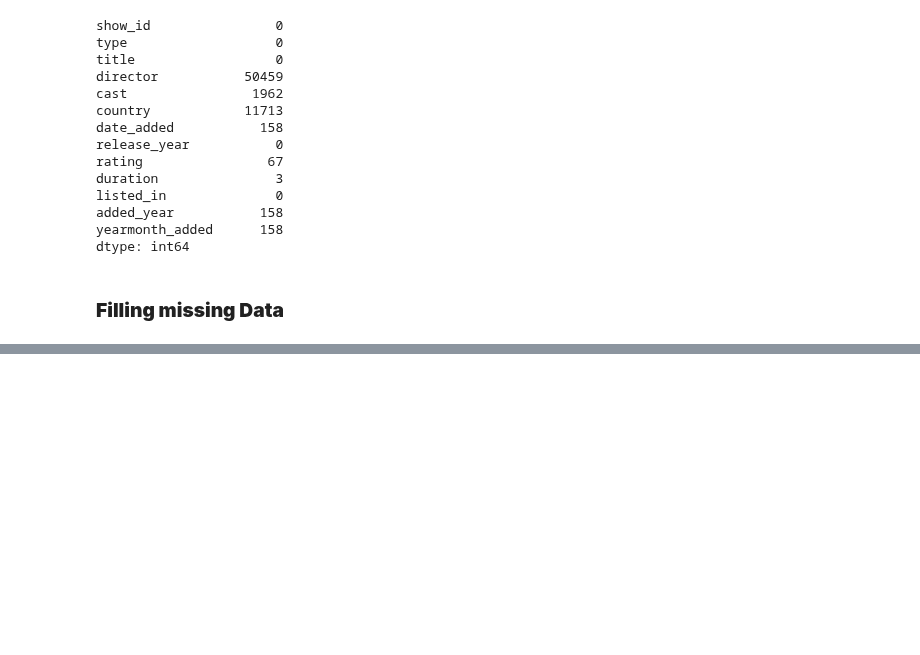
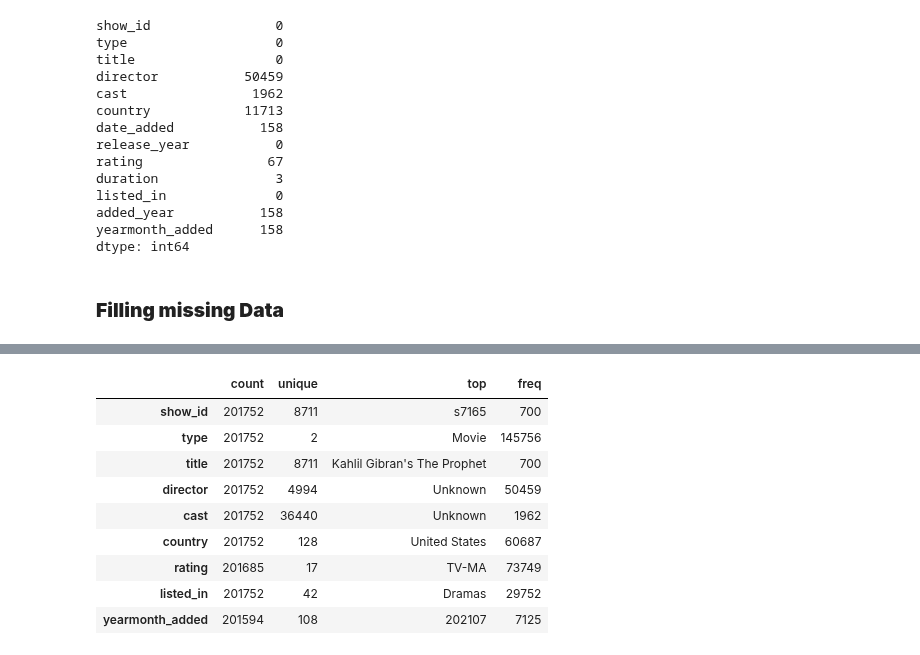
Before and after one commit to muralianamalatibco/pythonlearning, a Jupyter notebook: Netflix_BC.ipynb, the cells around one changed output, grey strips where cells are left out. Drawn from its saved outputs; the diff is of its cells as text; code cells hidden in the pictures; blank space fills up the shorter version.

```diff
--- a/Netflix_BC.ipynb
+++ b/Netflix_BC.ipynb
@@ -354,3 +373,16 @@ nf.head()
+# %%
+nf.describe(include=object).T
+# %% [output]
+|  | count | unique | top | freq |
+| show_id | 201752 | 8711 | s7165 | 700 |
+| type | 201752 | 2 | Movie | 145756 |
+| title | 201752 | 8711 | Kahlil Gibran's The Prophet | 700 |
+| director | 201752 | 4994 | Unknown | 50459 |
+| cast | 201752 | 36440 | Unknown | 1962 |
+| country | 201752 | 128 | United States | 60687 |
+| rating | 201685 | 17 | TV-MA | 73749 |
+| listed_in | 201752 | 42 | Dramas | 29752 |
+| yearmonth_added | 201594 | 108 | 202107 | 7125 |
 # %%
 #nf['cast'] = nf['cast'].fillna(nf['cast'].mode()[0])
 # %%
```
Also changed, not shown: parts of 5 cells of this notebook.
